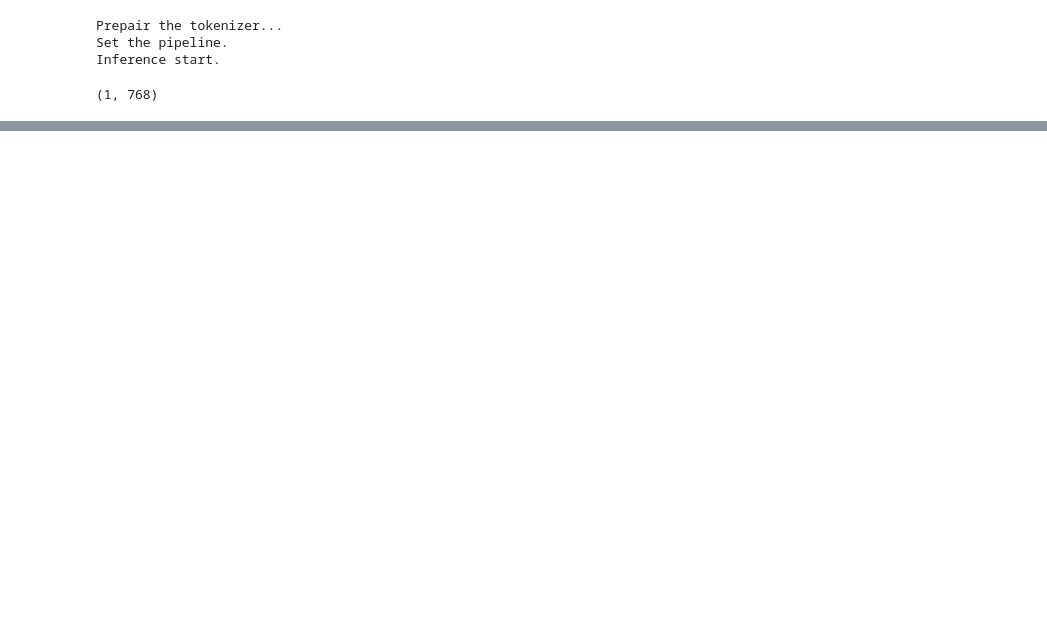
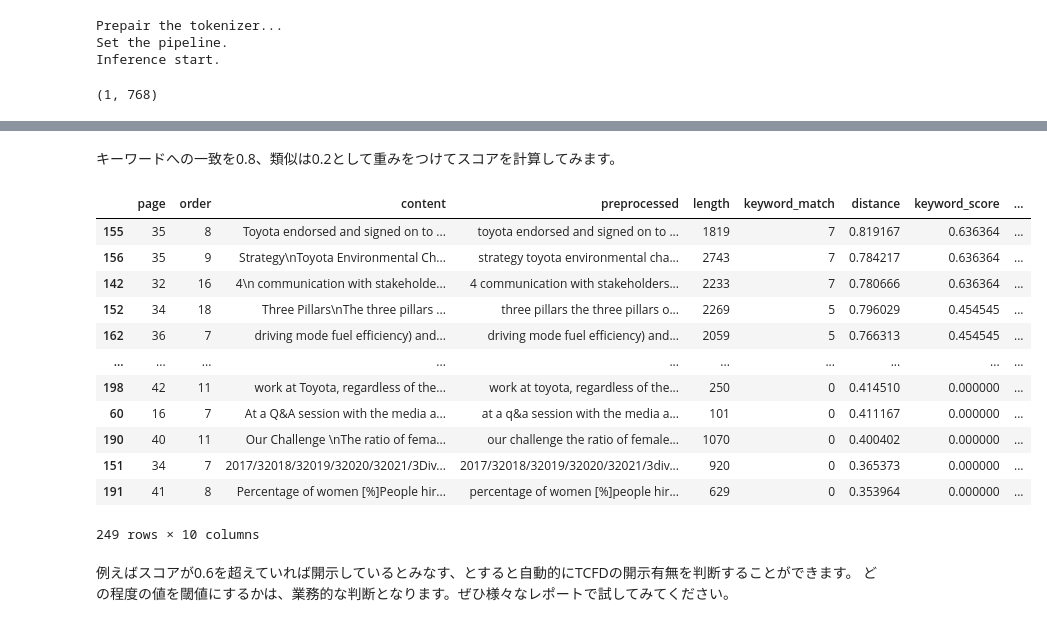
Before and after one commit to icoxfog417/esg-evaluation-by-nlp, a Jupyter notebook: notebooks/check_esg_evaluation_automatically.ipynb, the cells around one changed output, grey strips where cells are left out. Saved outputs shown, nothing was run; the diff lists cells and outputs as text; code cells hidden in the pictures; blank space fills up the shorter version.

```diff
--- a/notebooks/check_esg_evaluation_automatically.ipynb
+++ b/notebooks/check_esg_evaluation_automatically.ipynb
@@ -324,0 +302,4 @@ Answer start.
+# %%
+distance_df = measured_df.groupby(["page", "order"]).median()["distance"].reset_index()
+evaluation_df = pd.merge(preprocessed_df, distance_df, how="inner", on=["page", "order"])
+evaluation_df.head(5)
@@ -324,0 +322,3 @@ Answer start.
+# %%
+evaluation_df["keyword_score"] = evaluation_df["keyword_match"] / len(question_words)
+evaluation_df["similarity_score"] = evaluation_df["distance"].clip(lower=0)
@@ -324,0 +334,22 @@ Answer start.
+# %% [markdown]
+キーワードへの一致を0.8、類似は0.2として重みをつけてスコアを計算してみます。
+# %%
+evaluation_df["score"] = evaluation_df["keyword_score"] * 0.8 + evaluation_df["similarity_score"] * 0.2
+evaluation_df.sort_values("score", ascending=False)
+# %% [output]
+|  | page | order | content | preprocessed | length | keyword_match | distance | keyword_score | ... |
+| 155 | 35 | 8 | Toyota endorsed and signed on to ... | toyota endorsed and signed on to ... | 1819 | 7 | 0.819167 | 0.636364 | ... |
+| 156 | 35 | 9 | Strategy\nToyota Environmental Ch... | strategy toyota environmental cha... | 2743 | 7 | 0.784217 | 0.636364 | ... |
+| 142 | 32 | 16 | 4\n communication with stakeholde... | 4 communication with stakeholders... | 2233 | 7 | 0.780666 | 0.636364 | ... |
+| 152 | 34 | 18 | Three Pillars\nThe three pillars ... | three pillars the three pillars o... | 2269 | 5 | 0.796029 | 0.454545 | ... |
+| 162 | 36 | 7 | driving mode fuel efficiency) and... | driving mode fuel efficiency) and... | 2059 | 5 | 0.766313 | 0.454545 | ... |
+| ... | ... | ... | ... | ... | ... | ... | ... | ... | ... |
+| 198 | 42 | 11 | work at Toyota, regardless of the... | work at toyota, regardless of the... | 250 | 0 | 0.414510 | 0.000000 | ... |
+| 60 | 16 | 7 | At a Q&A session with the media a... | at a q&a session with the media a... | 101 | 0 | 0.411167 | 0.000000 | ... |
+| 190 | 40 | 11 | Our Challenge \nThe ratio of fema... | our challenge the ratio of female... | 1070 | 0 | 0.400402 | 0.000000 | ... |
+| 151 | 34 | 7 | 2017/32018/32019/32020/32021/3Div... | 2017/32018/32019/32020/32021/3div... | 920 | 0 | 0.365373 | 0.000000 | ... |
+| 191 | 41 | 8 | Percentage of women [%]People hir... | percentage of women [%]people hir... | 629 | 0 | 0.353964 | 0.000000 | ... |
+249 rows × 10 columns
+# %% [markdown]
+例えばスコアが0.6を超えていれば開示しているとみなす、とすると自動的にTCFDの開示有無を判断することができます。
+どの程度の値を閾値にするかは、業務的な判断となります。ぜひ様々なレポートで試してみてください。
```
Also changed, not shown: parts of 54 cells of this notebook, 5 other files.
